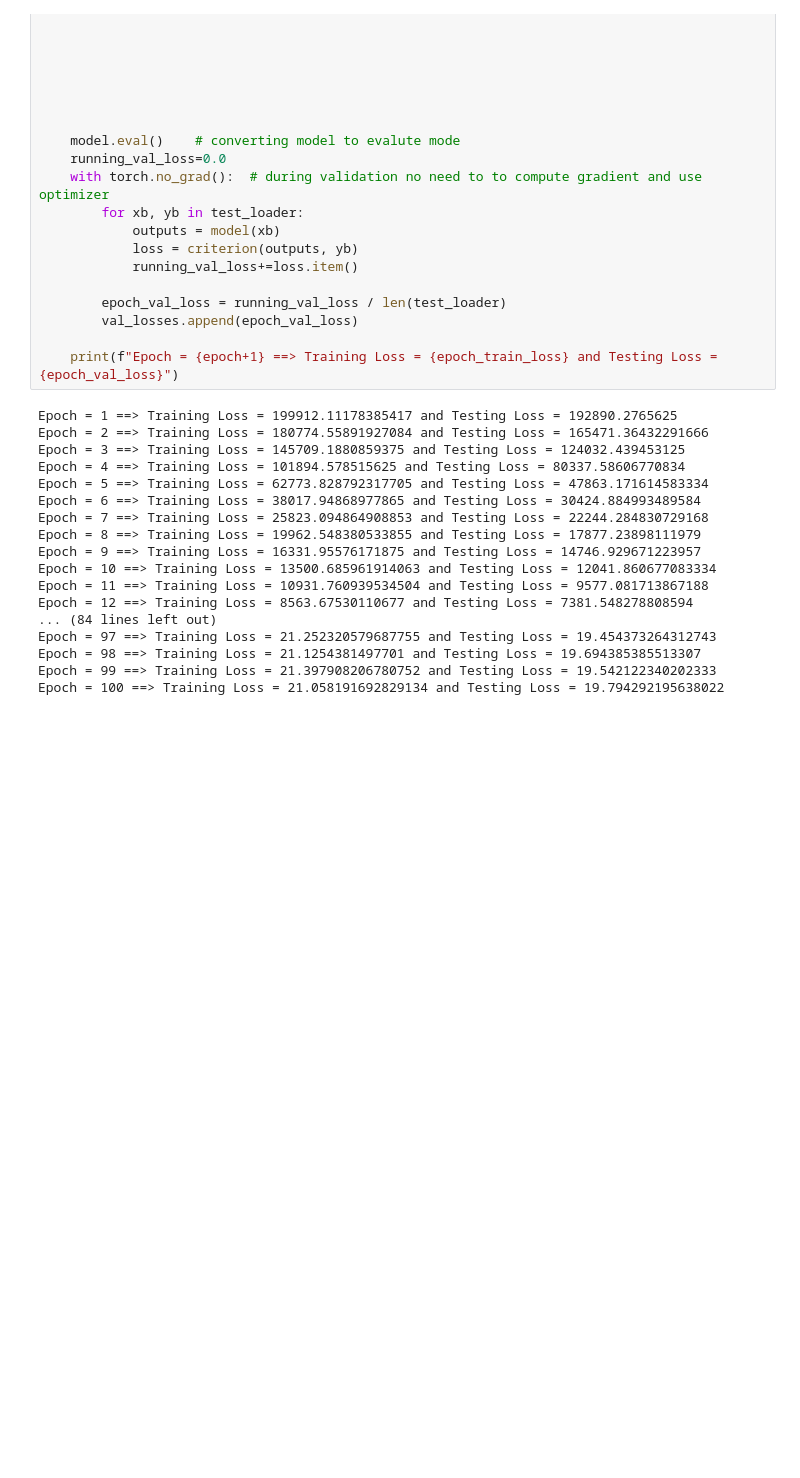
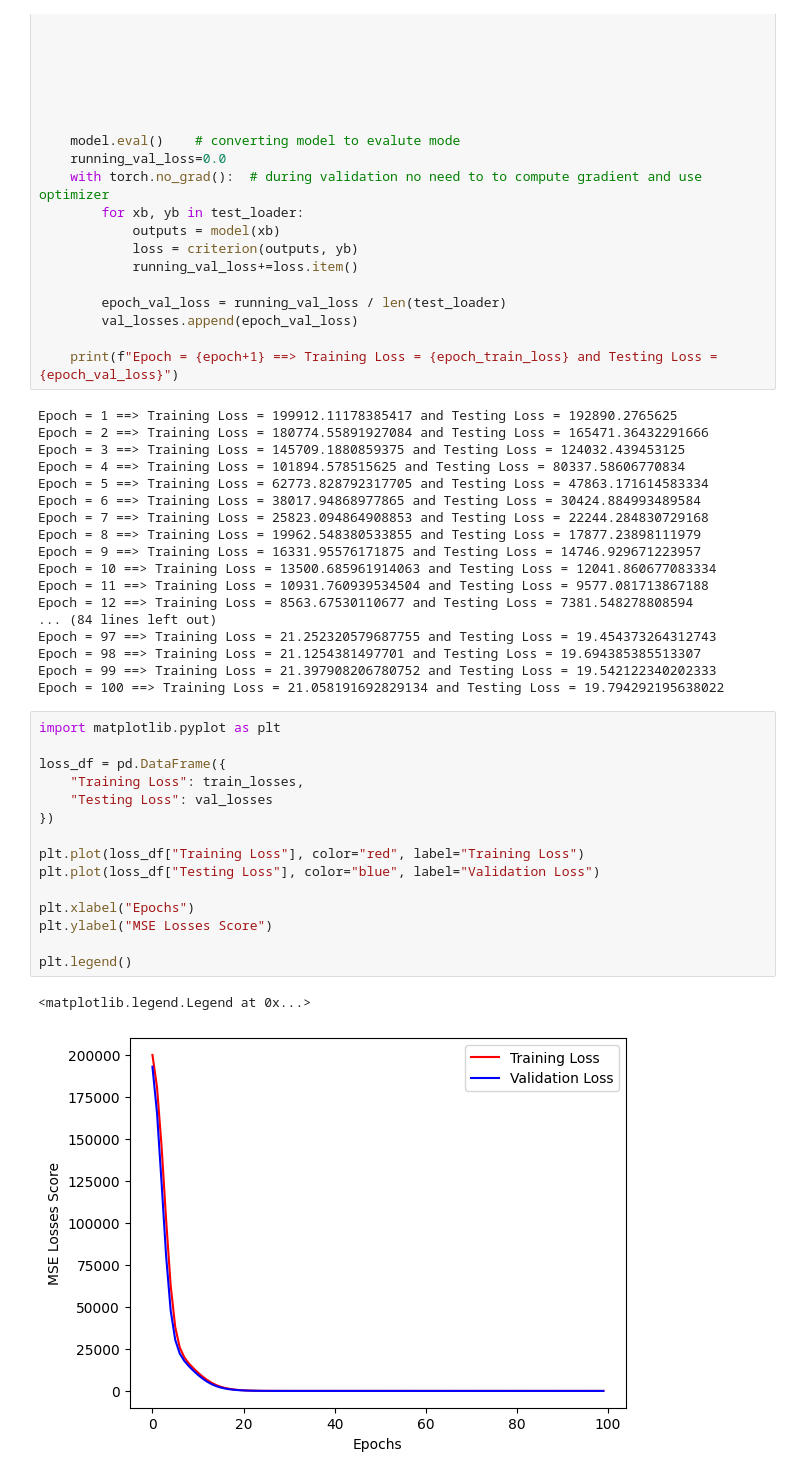
Before and after one commit to mihirgupta665/PRIME-AI-And-ML-, a Jupyter notebook: 9_Deep_Learning/2_ANN_Project_PowerPlant/1_Minor_Project.ipynb, the cells around one changed output. Saved outputs shown, nothing was run; the diff lists cells and outputs as text; blank space fills up the shorter version.

Commit message:
Ploting Loss and Epoch for better visualization

```diff
--- a/9_Deep_Learning/2_ANN_Project_PowerPlant/1_Minor_Project.ipynb
+++ b/9_Deep_Learning/2_ANN_Project_PowerPlant/1_Minor_Project.ipynb
@@ -246,3 +246,21 @@ Epoch = 97 ==> Training Loss = 21.252320579687755 and Testing Loss = 19.45437326
 Epoch = 98 ==> Training Loss = 21.1254381497701 and Testing Loss = 19.694385385513307
 Epoch = 99 ==> Training Loss = 21.397908206780752 and Testing Loss = 19.542122340202333
 Epoch = 100 ==> Training Loss = 21.058191692829134 and Testing Loss = 19.794292195638022
+# %%
+import matplotlib.pyplot as plt
+
+loss_df = pd.DataFrame({
+    "Training Loss": train_losses,
+    "Testing Loss": val_losses
+})
+
+plt.plot(loss_df["Training Loss"], color="red", label="Training Loss")
+plt.plot(loss_df["Testing Loss"], color="blue", label="Validation Loss")
+
+plt.xlabel("Epochs")
+plt.ylabel("MSE Losses Score")
+
+plt.legend()
+# %% [output]
+<matplotlib.legend.Legend at 0x...>
+[figure, added]
```
